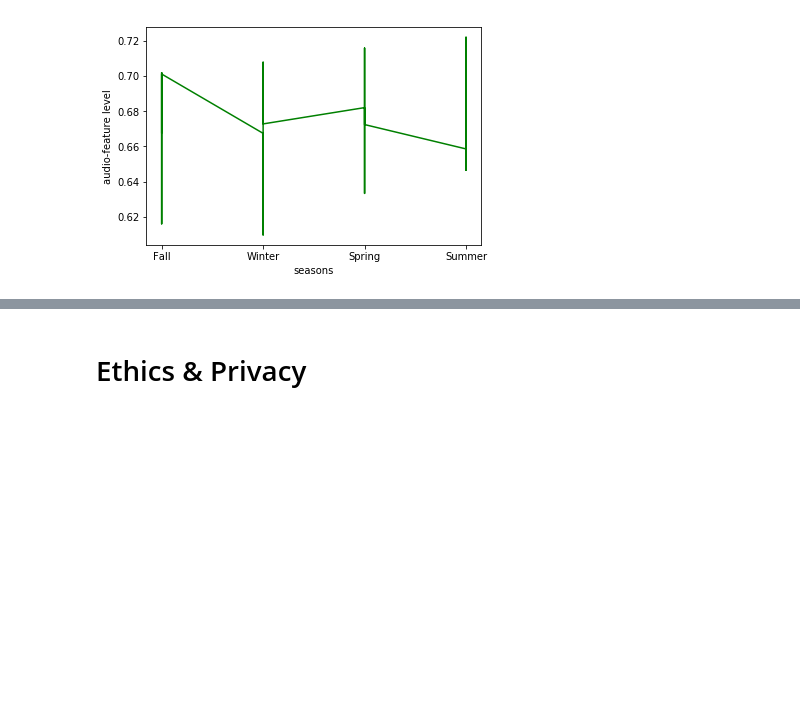
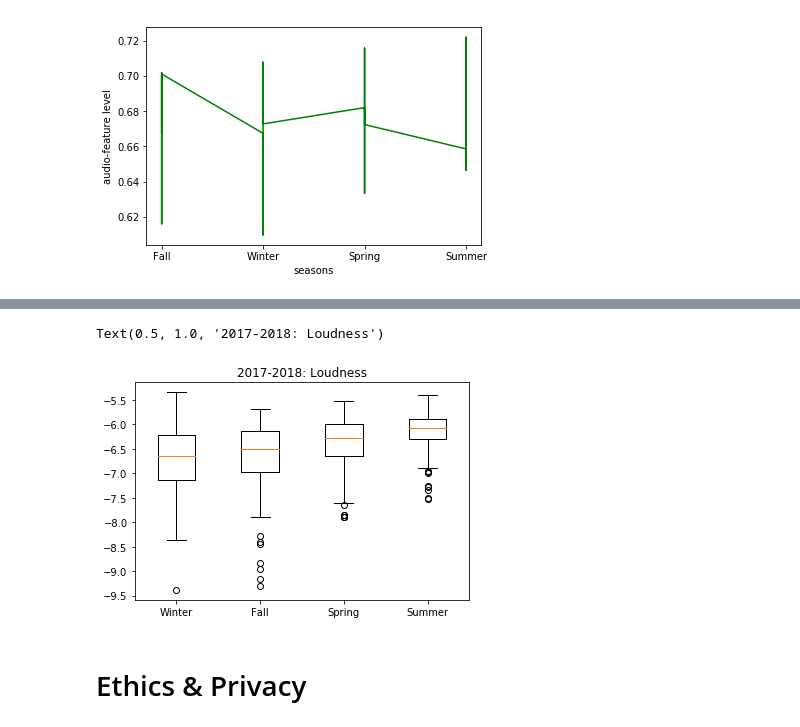
Before and after one commit to ajt025/Moodsic, a Jupyter notebook: FinalProject.ipynb, the cells around one changed output, grey strips where cells are left out. Cells and saved outputs as stored; diff of their text form; code cells hidden in the pictures; blank space fills up the shorter version.

```diff
--- a/FinalProject.ipynb
+++ b/FinalProject.ipynb
@@ -250,3 +284,16 @@ Text(0.5, 1.0, '2017-2018: Energy')
+# %%
+winter_list4 = df1.loc[df1['Season'] == 'Winter','loudness'].tolist()
+spring_list4 = df1.loc[df1['Season'] == 'Spring','loudness'].tolist()
+fall_list4 = df1.loc[df1['Season'] == 'Fall','loudness'].tolist()
+summer_list4 = df1.loc[df1['Season'] == 'Summer','loudness'].tolist()
+data4 = [winter_list4, fall_list4, spring_list4, summer_list4]
+
+plt.boxplot(data4)
+plt.xticks([1,2,3,4], ticks)
+plt.title('2017-2018: Loudness')
+# %% [output]
+Text(0.5, 1.0, '2017-2018: Loudness')
+[figure, added]
 # %% [markdown]
 # Ethics & Privacy
 # %% [markdown]
```
Also changed, not shown: parts of 4 cells of this notebook.
